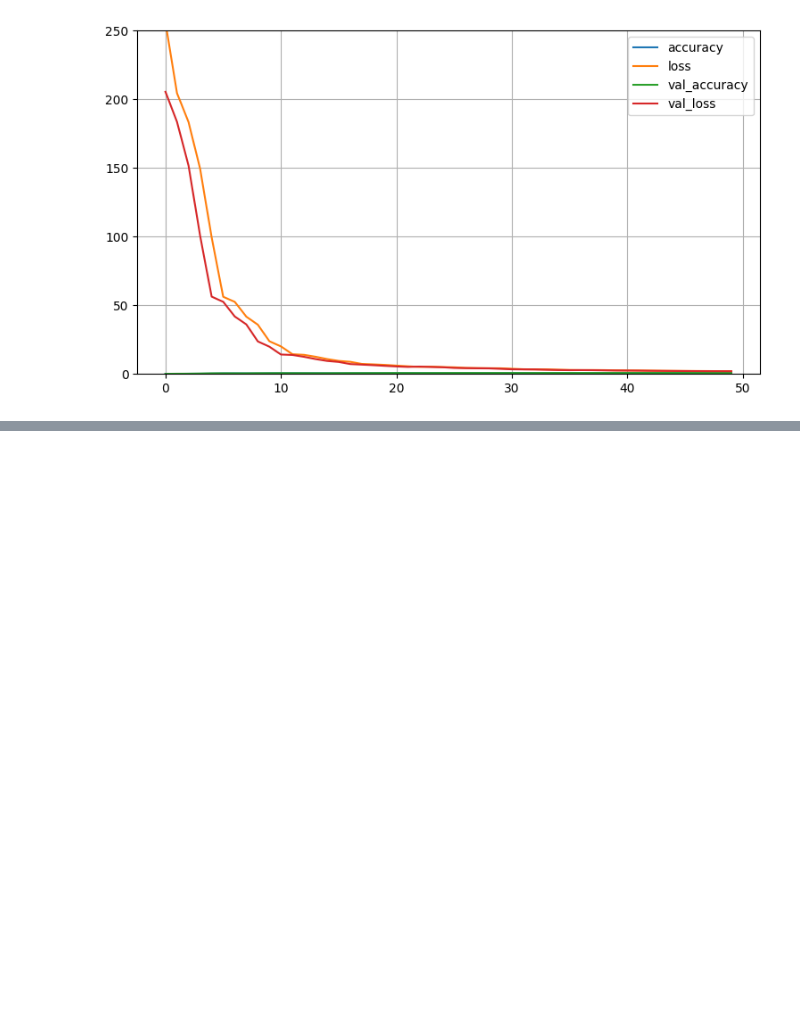
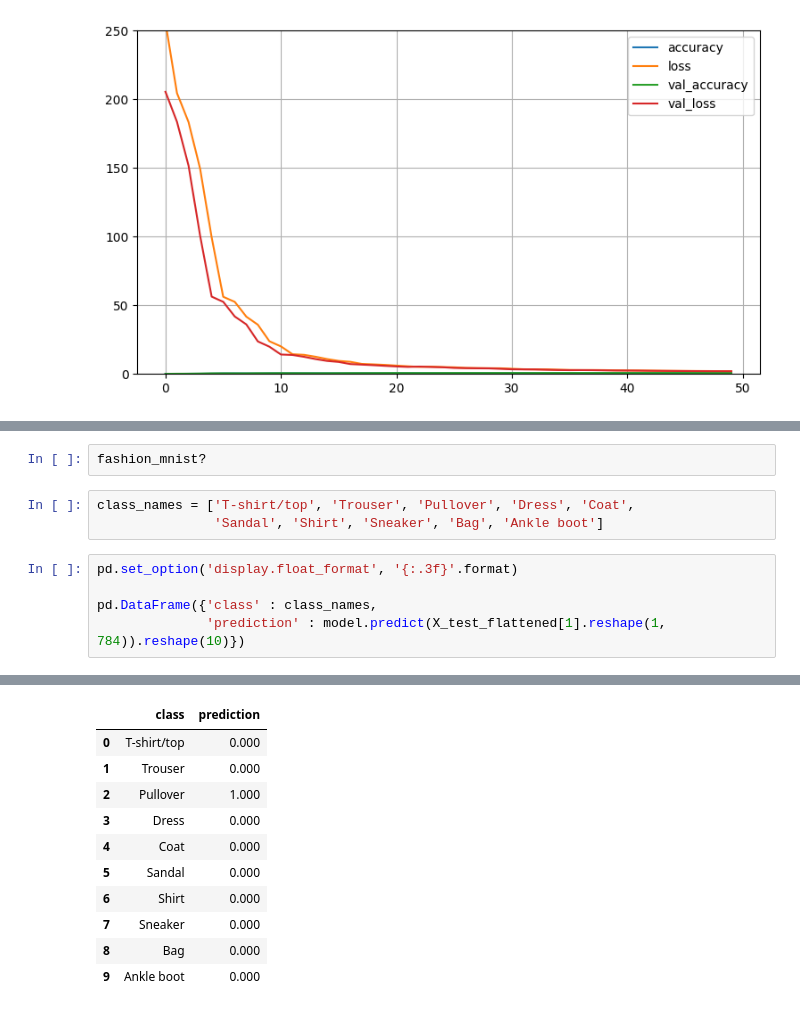
Before and after one commit to JCaballerot/Deep-Learning-Program, a Jupyter notebook: Deep_learning_program/Modulo_I/fashion_MNIST.ipynb, the cells around one changed output, grey strips where cells are left out. Saved outputs shown, nothing was run; the diff lists cells and outputs as text; blank space fills up the shorter version.

```diff
--- a/Deep_learning_program/Modulo_I/fashion_MNIST.ipynb
+++ b/Deep_learning_program/Modulo_I/fashion_MNIST.ipynb
@@ -140,0 +233,11 @@ plt.gca().set_ylim(0, 250) # set the vertical range to [0-1] plt.show()
+# %%
+fashion_mnist?
+# %%
+class_names = ['T-shirt/top', 'Trouser', 'Pullover', 'Dress', 'Coat',
+               'Sandal', 'Shirt', 'Sneaker', 'Bag', 'Ankle boot']
+# %%
+pd.set_option('display.float_format', '{:.3f}'.format)
+
+pd.DataFrame({'class' : class_names,
+              'prediction' : model.predict(X_test_flattened[1].reshape(1, 784)).reshape(10)})
+# %% [output]
@@ -140,0 +245,11 @@ plt.gca().set_ylim(0, 250) # set the vertical range to [0-1] plt.show()
+|  | class | prediction |
+| 0 | T-shirt/top | 0.000 |
+| 1 | Trouser | 0.000 |
+| 2 | Pullover | 1.000 |
+| 3 | Dress | 0.000 |
+| 4 | Coat | 0.000 |
+| 5 | Sandal | 0.000 |
+| 6 | Shirt | 0.000 |
+| 7 | Sneaker | 0.000 |
+| 8 | Bag | 0.000 |
+| 9 | Ankle boot | 0.000 |
```
Also changed, not shown: parts of 11 cells of this notebook.
